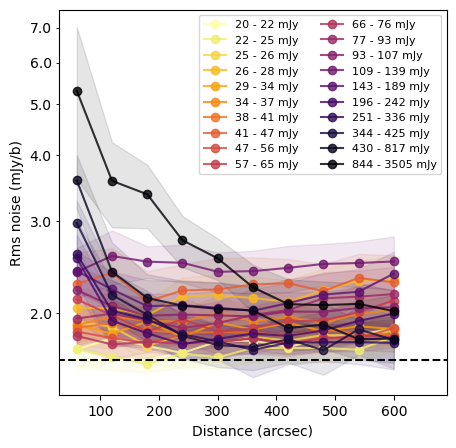
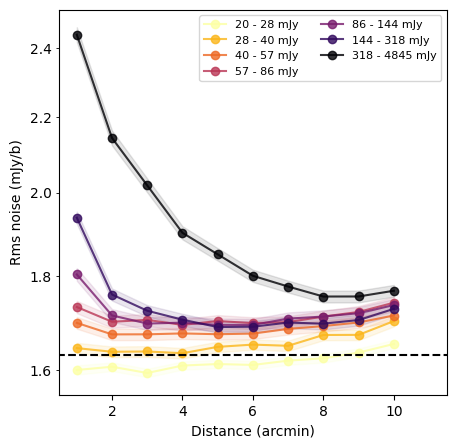
Code edit (unified diff) that turned the first committed figure into the second:
--- before
+++ after
@@ -1,3 +1,4 @@
 cat_dr = Table.read(cat_dynrange, format='ascii')
+print("tot sources: %i" % len(cat_dr))
 cat_dr.rename_column('col1','Source_name')
 cat_dr.rename_column('col2','Total_flux')
@@ -7,10 +8,10 @@
 cat_dr = cat_dr[cat_dr['Total_flux']<5000]
 
-dists = np.arange(dist_min,dist_max,step)+step/2. # arcsec, needs to be equal to the one used in the script
+dists = (np.arange(dist_min,dist_max,step)+step/2.) # arcmin, needs to be equal to the one used in the script
 
 fig, ax = plt.subplots(nrows=1, figsize=(5,5))
 fig.subplots_adjust(hspace=0)
 
-ax.set_xlabel(r'Distance (arcsec)')
+ax.set_xlabel(r'Distance (arcmin)')
 ax.set_ylabel(r'Rms noise (mJy/b)')
 
@@ -23,9 +24,11 @@
     max_flux = np.max(subset['Total_flux'])
     print("%i: Min flux: %f mJy - Max flux: %f" % (len(subset), min_flux, max_flux))
-    rmss = np.array([np.median(subset['rms_%i' % i]) for i in range(1,int(dist_max/step)+1)])*1e3
-    rmss_err = np.array([median_absolute_deviation(subset['rms_%i' % i]) for i in range(1,int(dist_max/step)+1)])*1e3
+    n = len(subset)
+    rmss = np.array([np.median(subset['rms_%i' % i]) for i in range(1,len(dists)+1)])*1e3
+    # Standard error of the median: sqrt(pi/2) * sigma / sqrt(n), with sigma estimated as 1.4826 * MAD
+    rmss_err = np.array([median_absolute_deviation(subset['rms_%i' % i]) for i in range(1,len(dists)+1)])*1e3 * 1.4826 * np.sqrt(np.pi/2) / np.sqrt(n)
     #print(rmss, rmss_err)
     ax.plot(dists, rmss, marker='o', label='%.0f - %.0f mJy' % (min_flux, max_flux), c=colors[s], alpha=.8)
-    ax.fill_between(dists, rmss-rmss_err/2, rmss+rmss_err/2, color=colors[s], alpha=.1)
+    ax.fill_between(dists, rmss-rmss_err, rmss+rmss_err, color=colors[s], alpha=.1)
     
 ax.legend(loc=1, prop={'size': 8}, ncol=2)
@@ -55,3 +58,3 @@
 #ax.grid(alpha=.2)
 
-fig.savefig('dynrange.pdf', bbox_inches='tight')
+fig.savefig('/homes/fdg/storage/surveytgts/analysis/dynrange.png', bbox_inches='tight')

Commit: update